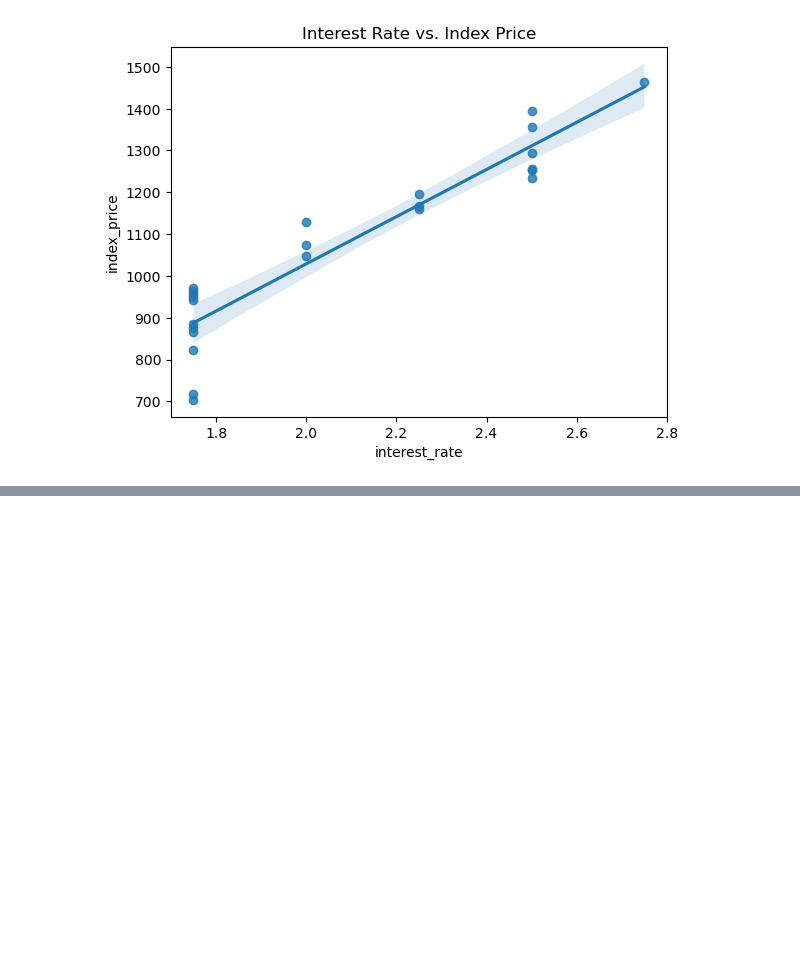
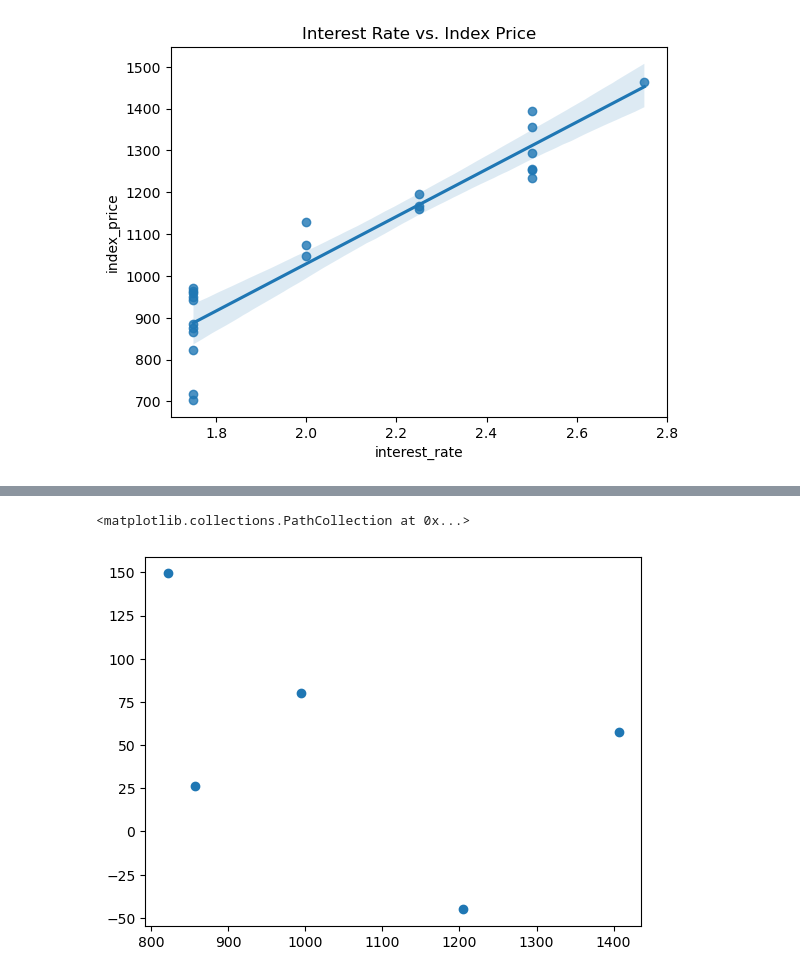
Before and after one commit to IbraheimTarek/machine-learining, a Jupyter notebook: Regression/Multiple Linear regression/mlr.ipynb, the cells around one changed output, grey strips where cells are left out. Saved outputs shown, nothing was run; the diff lists cells and outputs as text; code cells hidden in the pictures; blank space fills up the shorter version.

```diff
--- a/Regression/Multiple Linear regression/mlr.ipynb
+++ b/Regression/Multiple Linear regression/mlr.ipynb
@@ -96,0 +145,5 @@ plt.show()
+# %%
+plt.scatter(y_pred, residuals)
+# %% [output]
+<matplotlib.collections.PathCollection at 0x...>
+[figure, added]
```
Also changed, not shown: parts of 11 cells of this notebook, 1 other file.
